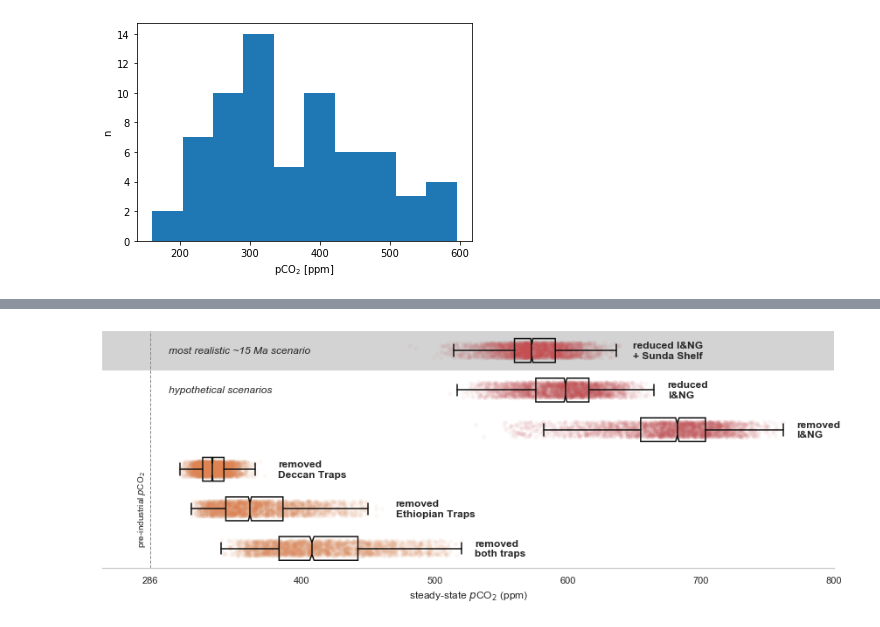
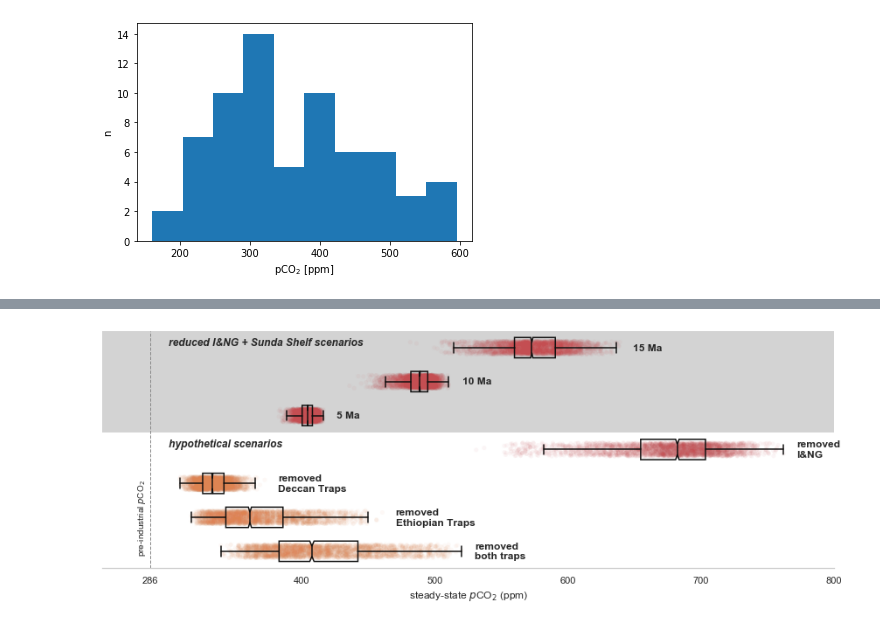
Before and after one commit to Swanson-Hysell-Group/GEOCLIM_Modern, a Jupyter notebook: Code/Notebooks/scenario_analysis.ipynb, the cells around one changed output, grey strips where cells are left out. Saved outputs shown, nothing was run; the diff lists cells and outputs as text; code cells hidden in the pictures.

```diff
--- a/Code/Notebooks/scenario_analysis.ipynb
+++ b/Code/Notebooks/scenario_analysis.ipynb
@@ -38,6 +38,10 @@ redIAsunda_nc = Dataset(path+'DynSoil_Climate_redIAsunda.nc')
 noDeccan_nc = Dataset(path+'DynSoil_Climate_noDeccan.nc')
 noET_nc = Dataset(path+'DynSoil_Climate_noET.nc')
 noTraps_nc = Dataset(path+'DynSoil_Climate_noTraps.nc')
+redIA5_nc = Dataset(path+'DynSoil_Climate_redIA5.nc')
+redIAsunda5_nc = Dataset(path+'DynSoil_Climate_redIAsunda5.nc')
+redIA10_nc = Dataset(path+'DynSoil_Climate_redIA10.nc')
+redIAsunda10_nc = Dataset(path+'DynSoil_Climate_redIAsunda10.nc')
 
 test_params = pd.read_csv('../Output/test_params.csv')
 # %%
@@ -561,65 +731,88 @@ plt.show(fig)
+# %%
+sns_df_mini = pd.concat([sns_df_1,
+                         sns_df_2,
+                         sns_df_3,
+                         sns_df_7,
+                         sns_df_8,
+                         sns_df_9,
+                         sns_df_10], ignore_index=True)
+
+sns_df_scenario_list_mini = ['redIAsunda',
+                             'redIAsunda10',
+                             'redIAsunda5',
+                             'noIA',
+                             'noDeccan',
+                             'noET',
+                             'noTraps']
 # %%
 sns.set(style='whitegrid')
 
 fig, ax = plt.subplots(figsize=(15,5))
 
-sns.stripplot(x='ppm', y='scenario', data=sns_df, palette=['C3','C3','C3','C1','C1','C1'],
+# plot the data
+sns.stripplot(x='ppm', y='scenario', data=sns_df_mini, palette=['C3','C3','C3','C3','C1','C1','C1'],
               dodge=True, jitter=0.2, alpha=0.05, zorder=-99)
 
-sns.boxplot(x='ppm', y='scenario', data=sns_df, color='k', fliersize=0, width=0.6, notch=True, zorder=99)
+sns.boxplot(x='ppm', y='scenario', data=sns_df_mini, color='k', fliersize=0, width=0.6, notch=True, zorder=99)
 
 for patch in ax.artists:
     r,g,b,a = patch.get_facecolor()
     patch.set_facecolor((0,0,0,0))
 
-ax.axvline(286, c='C7', lw=1, ls='--')
-ax.text(284, 4, 'pre-industrial $\it{p}$CO$_{2}$', fontsize=10,
-        horizontalalignment='right', verticalalignment='center', rotation=90)
-
-#ax.axhline(0.5, c='k', ls='--')
-ax.text(300, 0, 'most realistic ~15 Ma scenario', fontsize=12, style='italic',
+# add labels for each scenario
+fontsize = 12
+ax.text(np.max(redIAsunda_nc.variables['atm_CO2_level'][:].data)+10, 0,
+        '15 Ma', fontweight='bold', fontsize=fontsize,
         horizontalalignment='left', verticalalignment='center')
-ax.text(300, 1, 'hypothetical scenarios', fontsize=12, style='italic',
+ax.text(np.max(redIAsunda10_nc.variables['atm_CO2_level'][:].data)+10, 1,
+        '10 Ma', fontweight='bold', fontsize=fontsize,
+        horizontalalignment='left', verticalalignment='center')
+ax.text(np.max(redIAsunda5_nc.variables['atm_CO2_level'][:].data)+10, 2,
+        '5 Ma', fontweight='bold', fontsize=fontsize,
         horizontalalignment='left', verticalalignment='center')
 
-fontsize = 12
-ax.text(np.max(redIAsunda_nc.variables['atm_CO2_level'][:].data)+10, 0,
-        'reduced I&NG\n+ Sunda Shelf', fontweight='bold', fontsize=fontsize,
-        horizontalalignment='left', verticalalignment='center')
-ax.text(np.max(redIA_nc.variables['atm_CO2_level'][:].data)+10, 1,
-        'reduced\nI&NG', fontweight='bold', fontsize=fontsize,
-        horizontalalignment='left', verticalalignment='center')
-ax.text(np.max(noIA_nc.variables['atm_CO2_level'][:].data)+10, 2,
+ax.text(np.max(noIA_nc.variables['atm_CO2_level'][:].data)+10, 3,
         'removed\nI&NG', fontweight='bold', fontsize=fontsize,
         horizontalalignment='left', verticalalignment='center')
 
-fontsize = 12
-ax.text(np.max(noDeccan_nc.variables['atm_CO2_level'][:].data)+10, 3,
+ax.text(np.max(noDeccan_nc.variables['atm_CO2_level'][:].data)+10, 4,
         'removed\nDeccan Traps', fontweight='bold', fontsize=fontsize,
         horizontalalignment='left', verticalalignment='center')
-ax.text(np.max(noET_nc.variables['atm_CO2_level'][:].data)+10, 4,
+ax.text(np.max(noET_nc.variables['atm_CO2_level'][:].data)+10, 5,
         'removed\nEthiopian Traps', fontweight='bold', fontsize=fontsize,
         horizontalalignment='left', verticalalignment='center')
-ax.text(np.max(noTraps_nc.variables['atm_CO2_level'][:].data)+10, 5,
+ax.text(np.max(noTraps_nc.variables['atm_CO2_level'][:].data)+10, 6,
         'removed\nboth traps', fontweight='bold', fontsize=fontsize,
         horizontalalignment='left', verticalalignment='center')
 
+# clean up the axes
 ax.set_yticklabels([])
 ax.set_ylabel('')
 ax.set_xlabel('steady-state $\it{p}$CO$_{2}$ (ppm)')
 
 ax.set_xlim(250,800)
 ax.set_xticks([286,400,500,600,700,800])
 
-rect = patches.Rectangle((250,-0.5),550,1,
+# additional labels
+rect = patches.Rectangle((250,-0.5),550,3,
                          edgecolor='none',facecolor='lightgrey',zorder=-999)
 ax.add_patch(rect)
 
+ax.axvline(286, c='C7', lw=1, ls='--')
+ax.text(284, 5, 'pre-industrial $\it{p}$CO$_{2}$', fontsize=10,
+        horizontalalignment='right', verticalalignment='center', rotation=90)
+
+ax.text(300, -0.15, 'reduced I&NG + Sunda Shelf scenarios', fontsize=12, style='italic', fontweight='bold',
+        horizontalalignment='left', verticalalignment='center')
+ax.text(300, 2.85, 'hypothetical scenarios', fontsize=12, style='italic', fontweight='bold',
+        horizontalalignment='left', verticalalignment='center')
+
+# final clean up
 ax.xaxis.grid(False)
 sns.despine(left=True)
 
 fig.savefig('../../Manuscript/Figures/scenario_pCO2.pdf',bbox_inches='tight')
 
 plt.show(fig)
 # %% [output]
-[figure, old version]
+[figure, new version]
```
Also changed, not shown: parts of 27 cells of this notebook, 2 other files.
